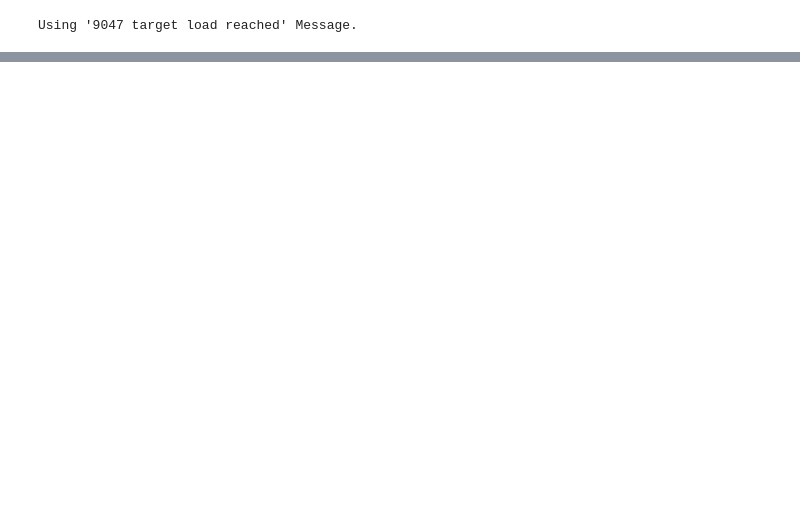
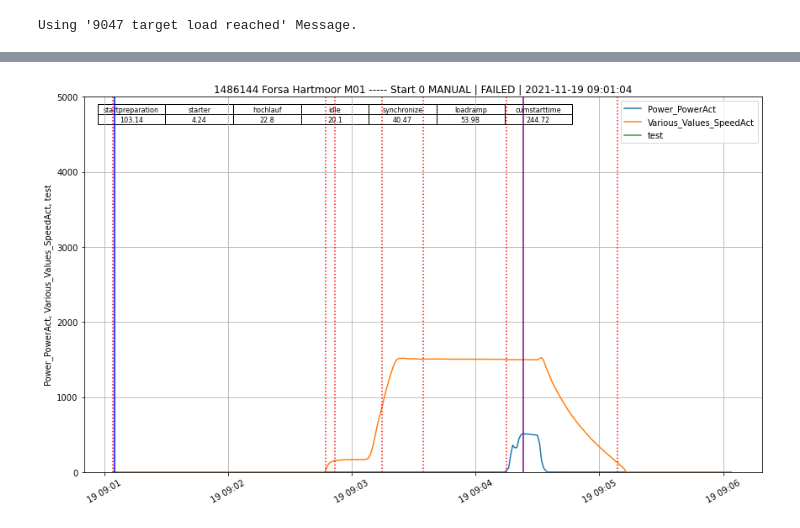
Before and after one commit to dieterch/statemachine, a Jupyter notebook: forsa_hartmoor.ipynb, the cells around one changed output, grey strips where cells are left out. Drawn from its saved outputs; the diff is of its cells as text; code cells hidden in the pictures; blank space fills up the shorter version.

```diff
--- a/forsa_hartmoor.ipynb
+++ b/forsa_hartmoor.ipynb
@@ -116,5 +114,5 @@ rda[fsm.filter_content + ['count_alarms', 'count_warnings']].round(2)
 # %%
-startversuch = rda.iloc[3]; fsm._pre_period = 15
+startversuch = rda.iloc[0];
 von_dt=pd.to_datetime(startversuch['starttime']); von=int(von_dt.timestamp() - fsm._pre_period)
 bis_dt=pd.to_datetime(startversuch['endtime']); bis=int(bis_dt.timestamp())
 cycle = 1 #sec.
@@ -198,6 +130,29 @@ plt.show()
-# %%
-for i,startversuch in rda.iterrows():
-    r_summary = pd.DataFrame(startversuch[fsm.filter_times], dtype=np.float64).round(2).T
-    fsm.plot_cycle(startversuch, max_length=None, ylim=(0,2500), cycletime=1, style='.-', figsize=(18,12),
-            title=f"{fsm._e} ----- Start {startversuch.name} {startversuch['mode']} | {'SUCCESS' if startversuch['success'] else 'FAILED'} | {startversuch['starttime'].round('S')}");
-    plt.show();
+# %%
+dset = [
+    {'col':['Power_PowerAct','Various_Values_SpeedAct','test'], 'ylim':(0,5000)}
+]
+data = fsm.get_cycle_data(startversuch, max_length=600, min_length=300, cycletime=1)
+# %%
+x0 = data.iloc[0]['datetime'];x1 = data.iloc[-1]['datetime']
+data['test'] = data['Power_PowerAct']+(data['datetime'] - x0)*(-2000.0)/(x1-x0) + 0.0
+#ax, ax2, idf = dmyplant2._plot(data, style='.-', figsize=(18,10), title=ftitle);
+fig, ax, axes = dmyplant2.chart(data, dset, figsize=(14,8), title=ftitle)
+
+sv_lines = startversuch[fsm.vertical_lines_times]
+lines = [sv_lines[:i+1].sum() for i,v in enumerate(sv_lines) if v==v]
+start = startversuch['starttime']
+dmyplant2.add_lines(start, lines, ax, color='red', linestyle="dotted")
+
+p = data.loc[data['Power_PowerAct'].idxmax()]
+dmyplant2.add_lines(p.datetime, [], ax, color='purple', linestyle="-")
+
+p = data.loc[data['test'].idxmax()]
+dmyplant2.add_lines(p.datetime, [], ax, color='blue', linestyle="-")
+
+summary = pd.DataFrame(startversuch[fsm.filter_times], dtype=np.float64).round(2).T
+dmyplant2.add_table(summary, ax, loc='upper left')
+
+
+plt.show()
+# %% [output]
+[figure, added]
```
Also changed, not shown: parts of 19 cells of this notebook, 1 other file.
